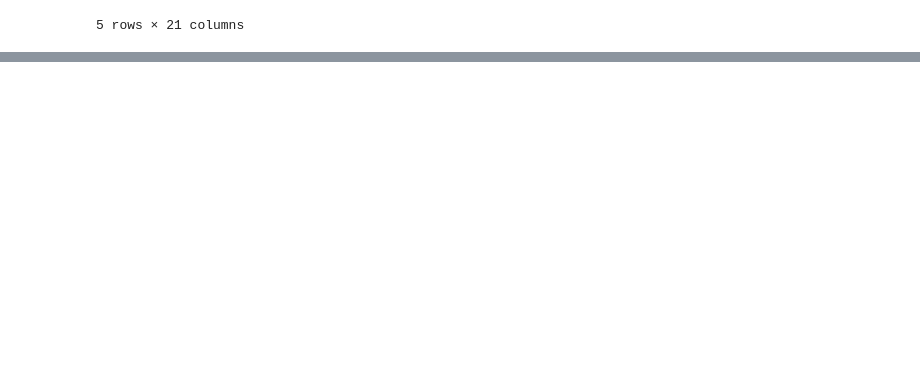
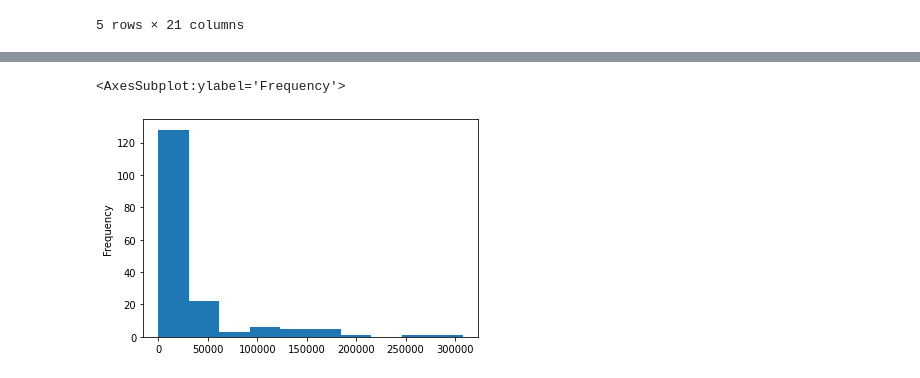
Before and after one commit to tayyabsarfraz/Introduction-to-Data-Analyst-and-Data-Science, a Jupyter notebook: Module no 02- Python for Data Scientists/02 - Pandas for Data Scientists/Lec-2.10(Pandas-01-From-Python-Dictionary-to-Pandas-Dataframe).ipynb, the cells around one changed output, grey strips where cells are left out. Saved outputs shown, nothing was run; the diff lists cells and outputs as text; code cells hidden in the pictures; blank space fills up the shorter version.

```diff
--- a/Module no 02- Python for Data Scientists/02 - Pandas for Data Scientists/Lec-2.10(Pandas-01-From-Python-Dictionary-to-Pandas-Dataframe).ipynb
+++ b/Module no 02- Python for Data Scientists/02 - Pandas for Data Scientists/Lec-2.10(Pandas-01-From-Python-Dictionary-to-Pandas-Dataframe).ipynb
@@ -752,0 +768,6 @@ recent_grads.sort_values()
+# %%
+# Histogram of Employed
+recent_grads.Employed.plot(kind='hist')
+# %% [output]
+<AxesSubplot:ylabel='Frequency'>
+[figure, added]
```
Also changed, not shown: parts of 135 cells of this notebook.
